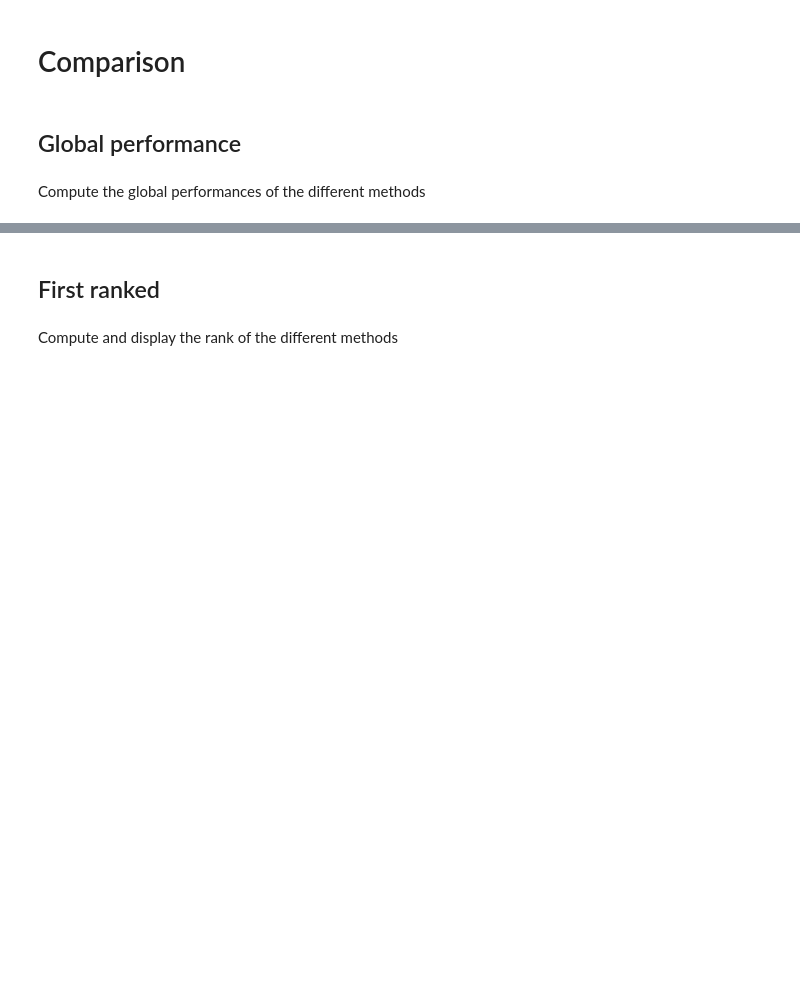
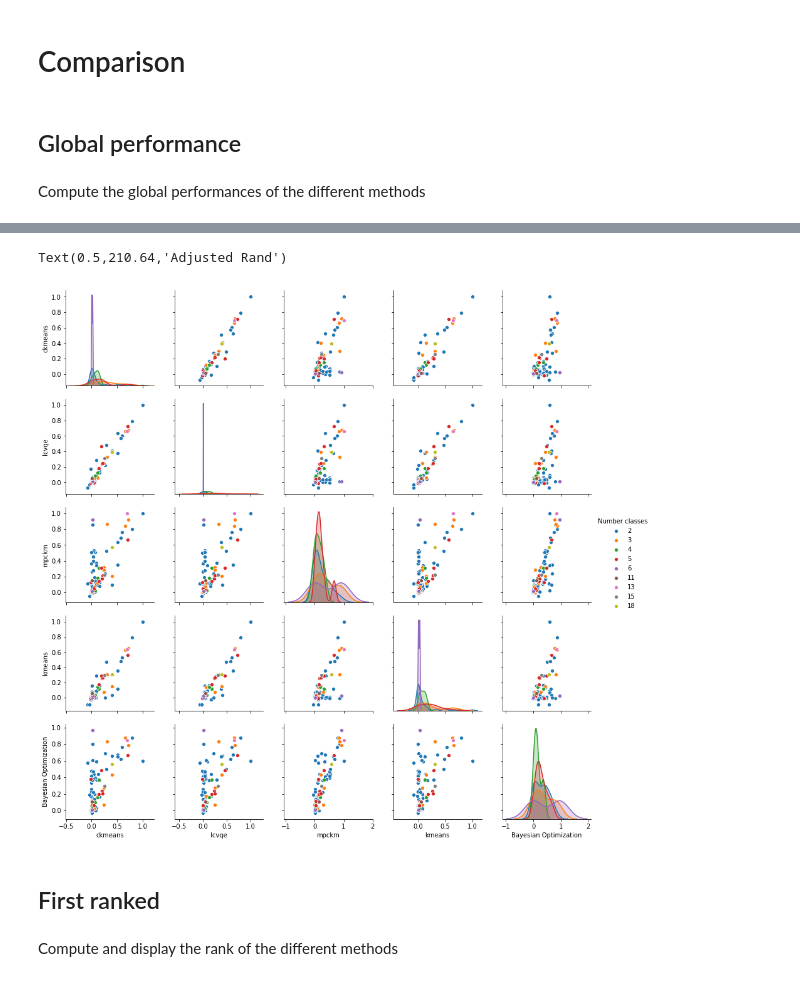
Before and after one commit to autonlab/constrained-clustering, a Jupyter notebook: Visualization.ipynb, the cells around one changed output, grey strips where cells are left out. Saved outputs shown, nothing was run; the diff lists cells and outputs as text; code cells hidden in the pictures; blank space fills up the shorter version.

```diff
--- a/Visualization.ipynb
+++ b/Visualization.ipynb
@@ -15,3 +16,5 @@ date = ''
+# %%
+date = '07 March 2019 14:20:32'
 # %%
 path = os.path.join(config.result, date)
 scores = {}
@@ -54,3 +75,11 @@ plt.xlabel(metric)
+# %%
+measure["Number classes"] = scores[("Dataset", "N_Classes", )]
+sns.pairplot(data = measure, hue = "Number classes", vars = [c for c in measure.columns if c != "Number classes"])
+plt.ylabel("Methods")
+plt.xlabel(metric)
+# %% [output]
+Text(0.5,210.64,'Adjusted Rand')
+[figure, added]
 # %% [markdown]
 ## First ranked
 # %% [markdown]
```
Also changed, not shown: parts of 9 cells of this notebook, 1 other file.
